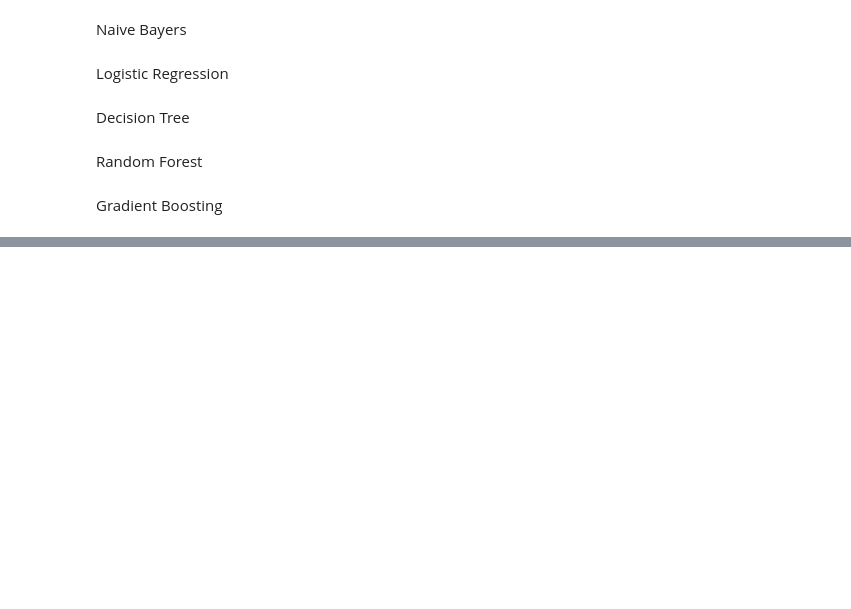
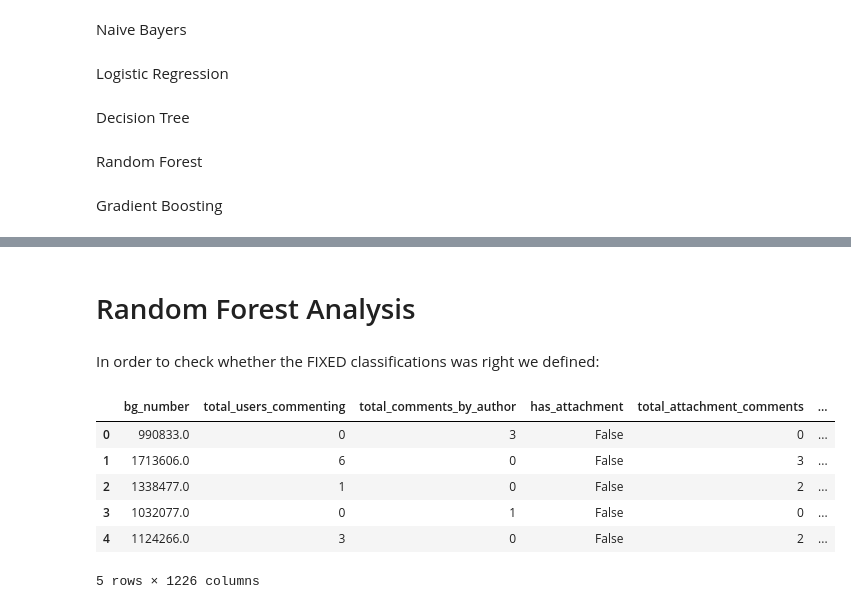
Before and after one commit to manoelf/master-research-bugreport, a Jupyter notebook: notebook/bug-report-investigatin-bugzilla.ipynb, the cells around one changed output, grey strips where cells are left out. Drawn from its saved outputs; the diff is of its cells as text; code cells hidden in the pictures; blank space fills up the shorter version.

```diff
--- a/notebook/bug-report-investigatin-bugzilla.ipynb
+++ b/notebook/bug-report-investigatin-bugzilla.ipynb
@@ -475,0 +481,29 @@ pickle.dump(gb_pred, open('./data/models/gb_pred.pkl', 'wb'))
+# %% [markdown]
+# Random Forest Analysis
+# %%
+fit_result = RF.fit(x_train, y_train)
+pred = RF.predict(x_test)
+# %%
+data_eda = test.copy()
+data_eda['predicted'] = pred
+# %% [markdown]
+In order to check whether the FIXED classifications was right we defined:
+# %%
+def eval_classification(row):
+    if ((row['label'] == row['predicted']) & (row['label'] == 'FIXED')):
+        return 'right'
+    elif ((row['label'] != row['predicted']) & (row['label'] == 'FIXED')):
+        return 'wrong'
+    else:
+        return 'other'
+# %%
+data_eda['classification'] = data_eda.apply(lambda row: eval_classification(row), axis=1)
+data_eda.head()
+# %% [output]
+|  | bg_number | total_users_commenting | total_comments_by_author | has_attachment | total_attachment_comments | ... |
+| 0 | 990833.0 | 0 | 3 | False | 0 | ... |
+| 1 | 1713606.0 | 6 | 0 | False | 3 | ... |
+| 2 | 1338477.0 | 1 | 0 | False | 2 | ... |
+| 3 | 1032077.0 | 0 | 1 | False | 0 | ... |
+| 4 | 1124266.0 | 3 | 0 | False | 2 | ... |
+5 rows × 1226 columns
```
Also changed, not shown: parts of 11 cells of this notebook, 2 other files.
